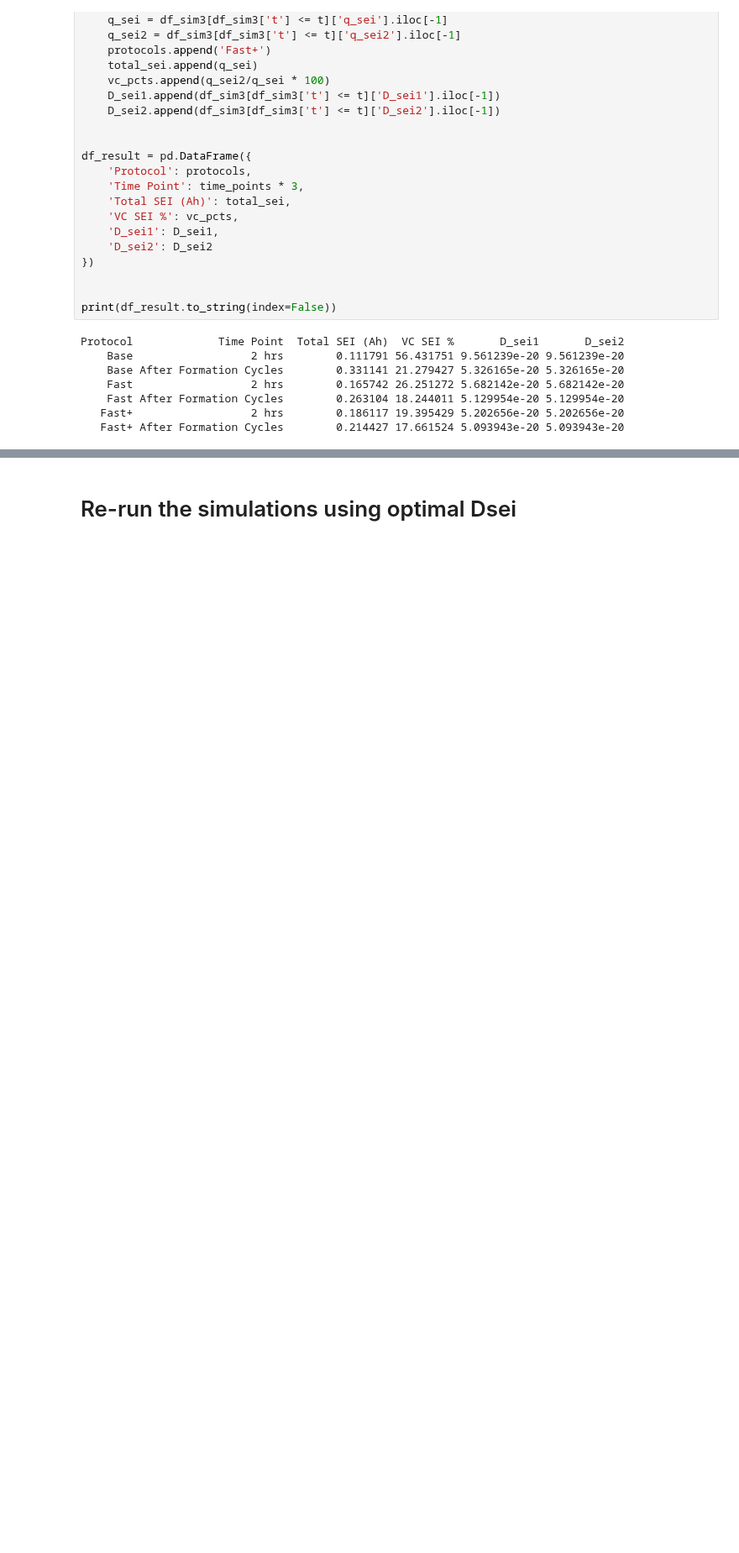
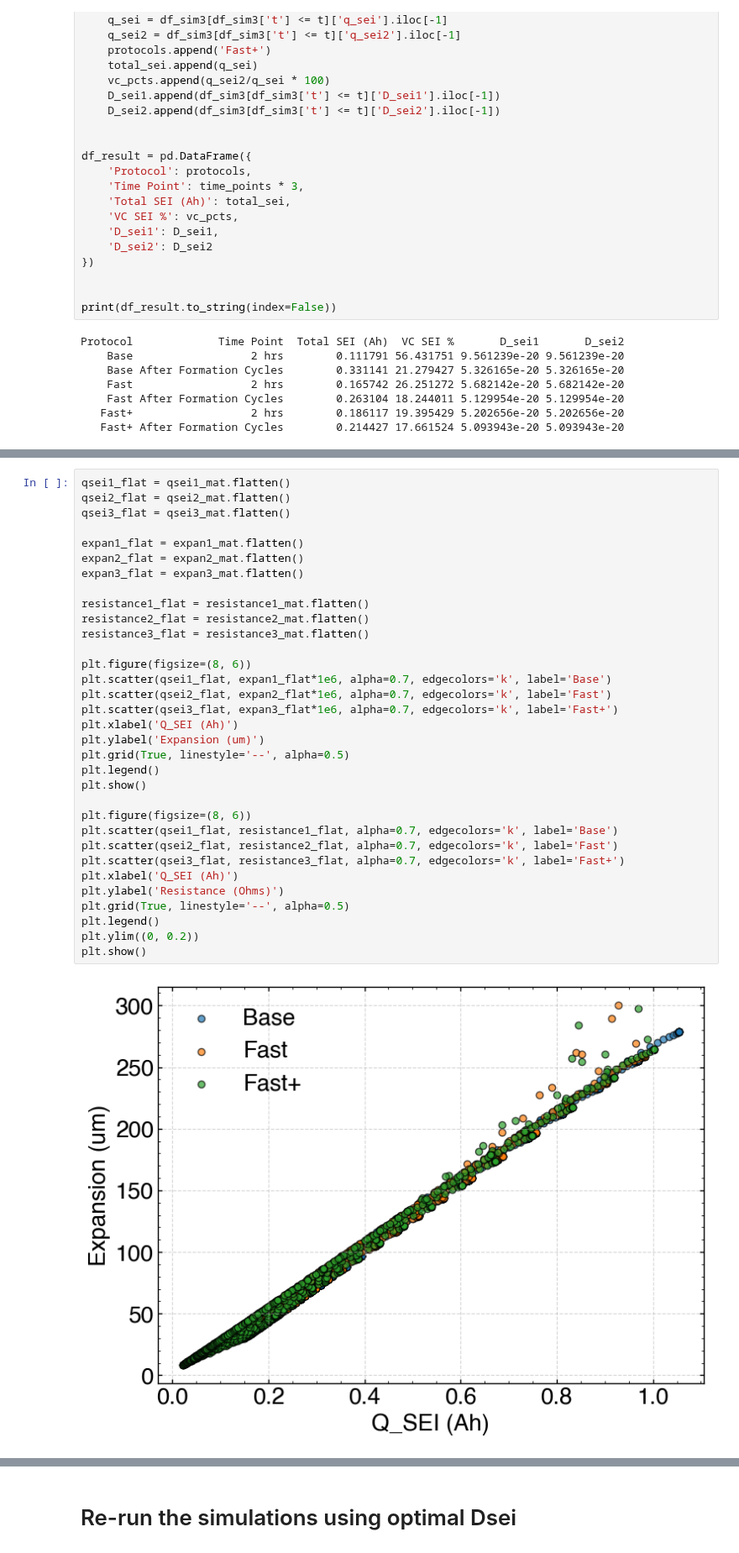
Before and after one commit to wengandrew/formation-modeling, a Jupyter notebook: notebooks/2025_04_16_dsei_tuning_temp.ipynb, the cells around one changed output, grey strips where cells are left out. Shown at 84% size. Saved outputs shown, nothing was run; the diff lists cells and outputs as text; blank space fills up the shorter version.

```diff
--- a/notebooks/2025_04_16_dsei_tuning_temp.ipynb
+++ b/notebooks/2025_04_16_dsei_tuning_temp.ipynb
@@ -616,0 +680,35 @@ Running Cyc2: Charge to 4.2V...
+# %%
+qsei1_flat = qsei1_mat.flatten()
+qsei2_flat = qsei2_mat.flatten()
+qsei3_flat = qsei3_mat.flatten()
+
+expan1_flat = expan1_mat.flatten()
+expan2_flat = expan2_mat.flatten()
+expan3_flat = expan3_mat.flatten()
+
+resistance1_flat = resistance1_mat.flatten()
+resistance2_flat = resistance2_mat.flatten()
+resistance3_flat = resistance3_mat.flatten()
+
+plt.figure(figsize=(8, 6))
+plt.scatter(qsei1_flat, expan1_flat*1e6, alpha=0.7, edgecolors='k', label='Base')
+plt.scatter(qsei2_flat, expan2_flat*1e6, alpha=0.7, edgecolors='k', label='Fast')
+plt.scatter(qsei3_flat, expan3_flat*1e6, alpha=0.7, edgecolors='k', label='Fast+')
+plt.xlabel('Q_SEI (Ah)')
+plt.ylabel('Expansion (um)')
+plt.grid(True, linestyle='--', alpha=0.5)
+plt.legend()
+plt.show()
+
+plt.figure(figsize=(8, 6))
+plt.scatter(qsei1_flat, resistance1_flat, alpha=0.7, edgecolors='k', label='Base')
+plt.scatter(qsei2_flat, resistance2_flat, alpha=0.7, edgecolors='k', label='Fast')
+plt.scatter(qsei3_flat, resistance3_flat, alpha=0.7, edgecolors='k', label='Fast+')
+plt.xlabel('Q_SEI (Ah)')
+plt.ylabel('Resistance (Ohms)')
+plt.grid(True, linestyle='--', alpha=0.5)
+plt.legend()
+plt.ylim((0, 0.2))
+plt.show()
+# %% [output]
+[figure, added]
```
Also changed, not shown: parts of 17 cells of this notebook, 2 other files.
